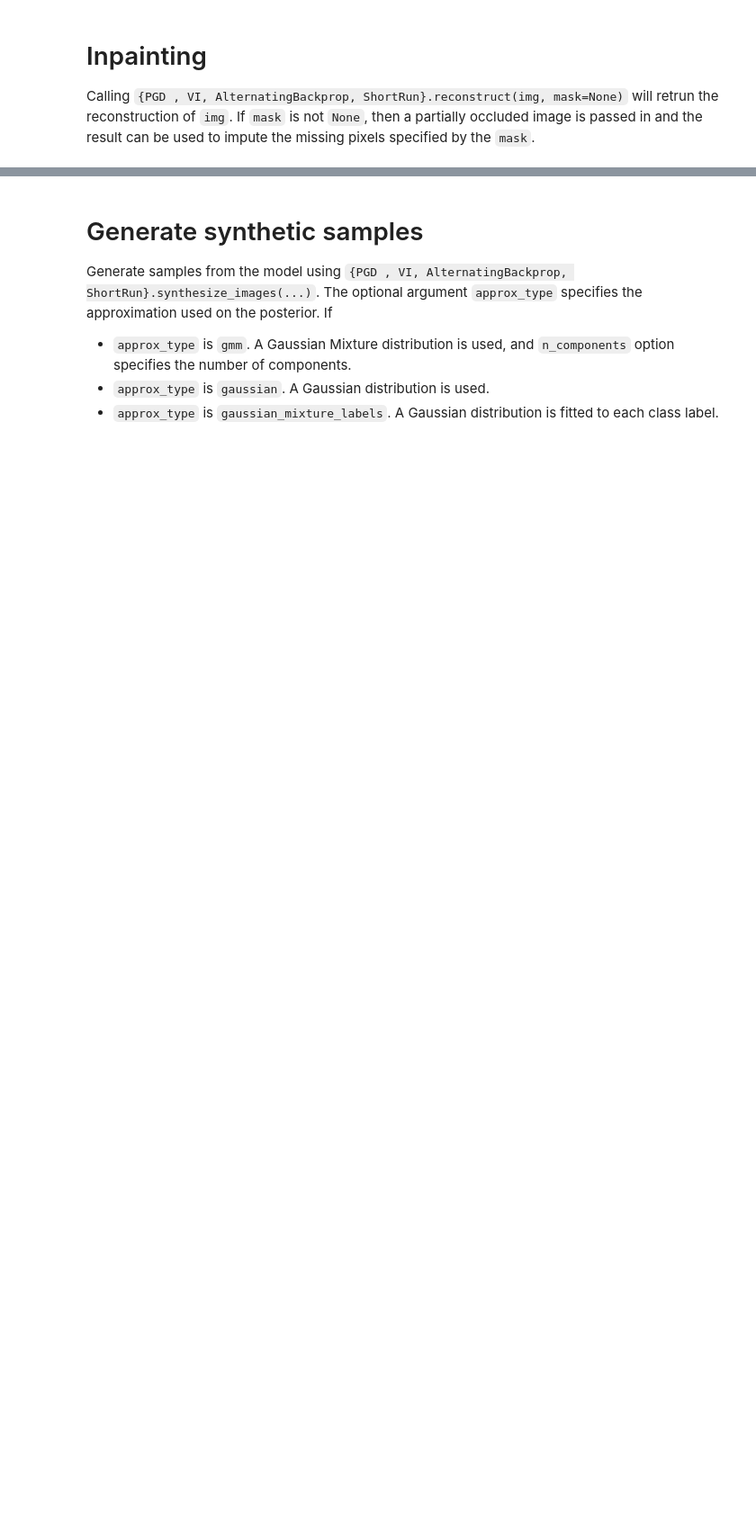
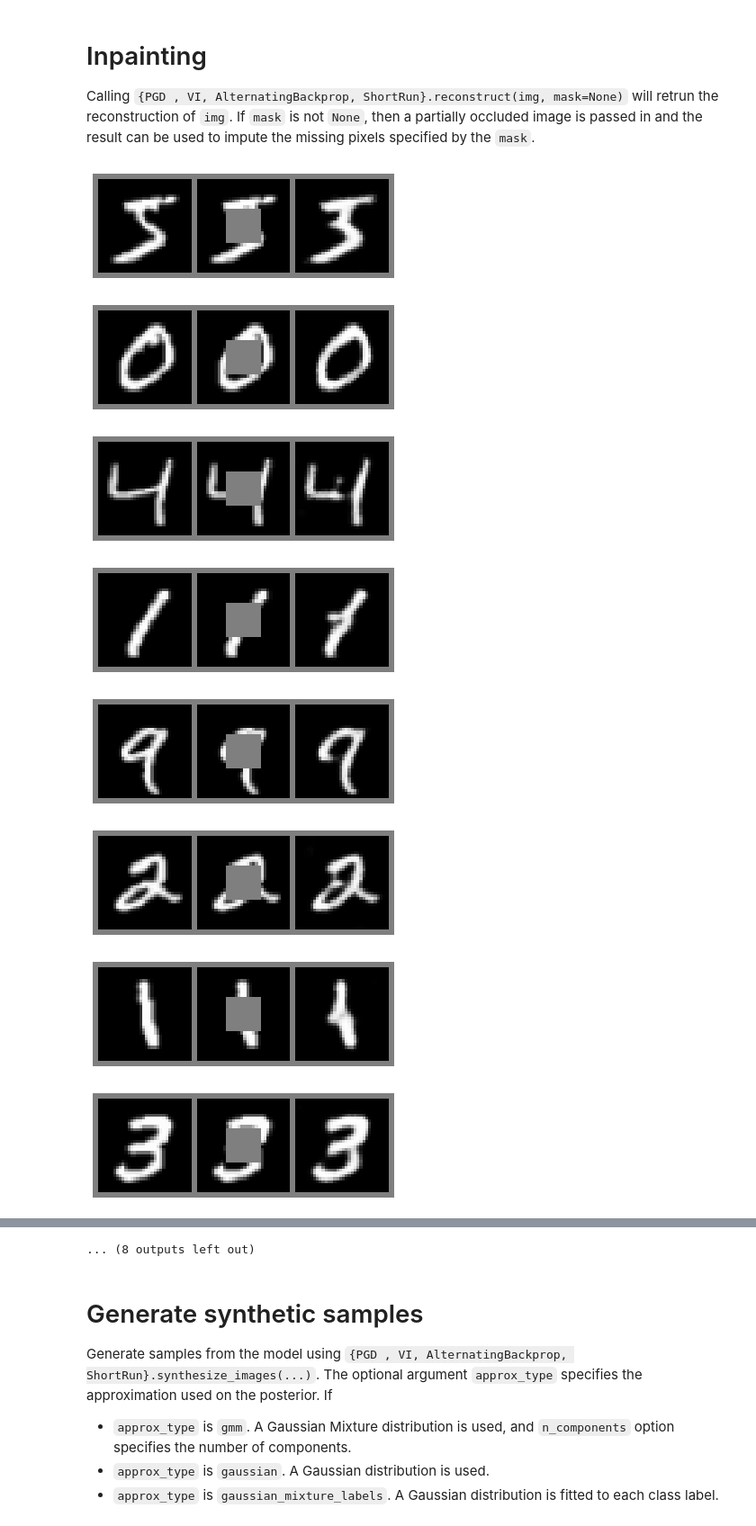
Before and after one commit to juankuntz/ParEM, a Jupyter notebook: torch/notebooks/MNIST.ipynb, the cells around one changed output, grey strips where cells are left out. Shown at 90% size. Cells and saved outputs as stored; diff of their text form; code cells hidden in the pictures; blank space fills up the shorter version.

```diff
--- a/torch/notebooks/MNIST.ipynb
+++ b/torch/notebooks/MNIST.ipynb
@@ -120,10 +156,19 @@ Calling `{PGD , VI, AlternatingBackprop, ShortRun}.reconstruct(img, mask=None)`
 # %%
 n_missing_img = 20
 images = mnist[:n_missing_img][0]
 mask = torch.ones(mnist.height, mnist.width, dtype=torch.bool)
 
 for i in range(10, 22):
     for j in range(10, 22):
         mask[i, j] = False
 
-pgd.reconstruct(images, mask)
+_ = pgd.reconstruct(images, mask)
+# %% [output]
+[figure, added]
+[figure, added]
+[figure, added]
+[figure, added]
+[figure, added]
+[figure, added]
+[figure, added]
+[figure, added]
@@ -130,3 +179,4 @@ pgd.reconstruct(images, mask)
+... (8 outputs left out)
 # %% [markdown]
 # Generate synthetic samples
 
```
Also changed, not shown: parts of 6 cells of this notebook.
